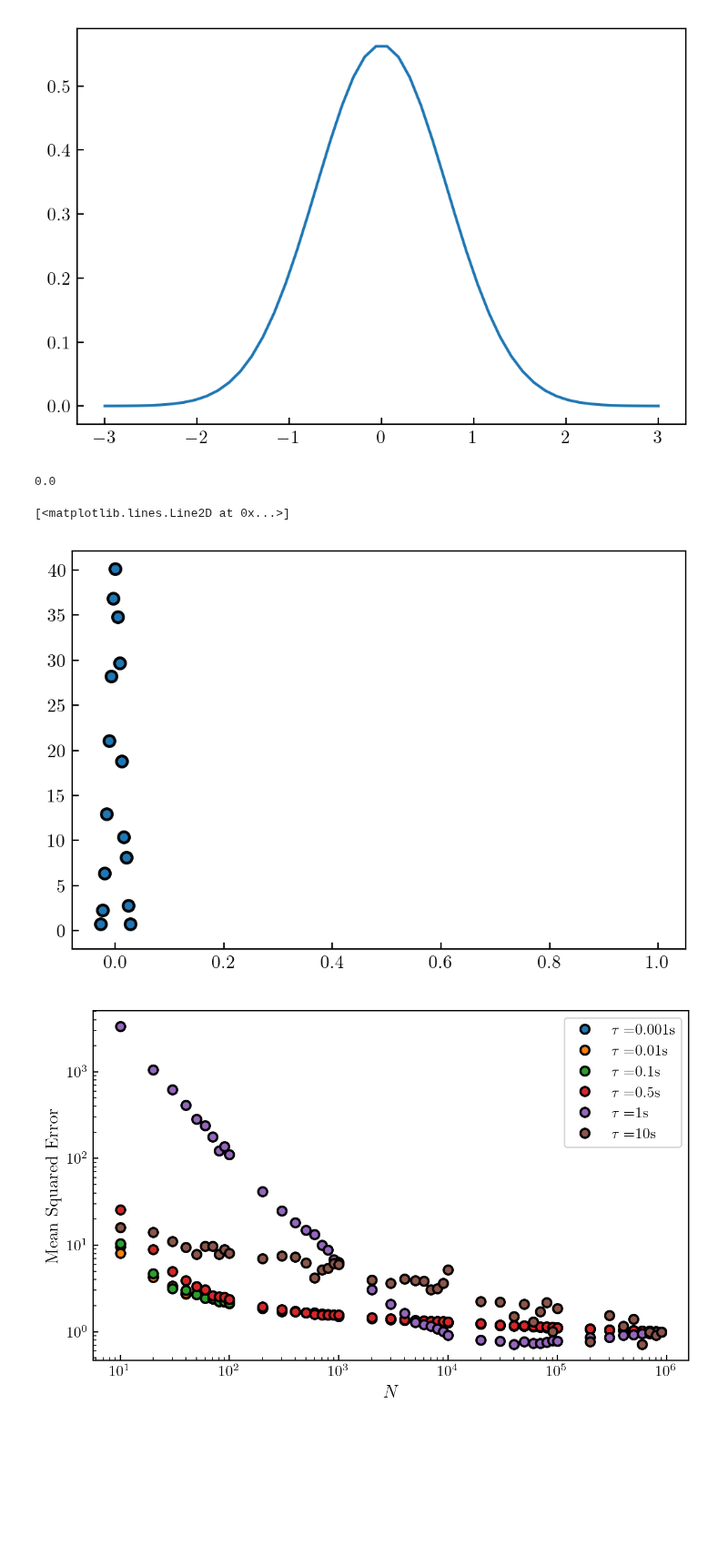
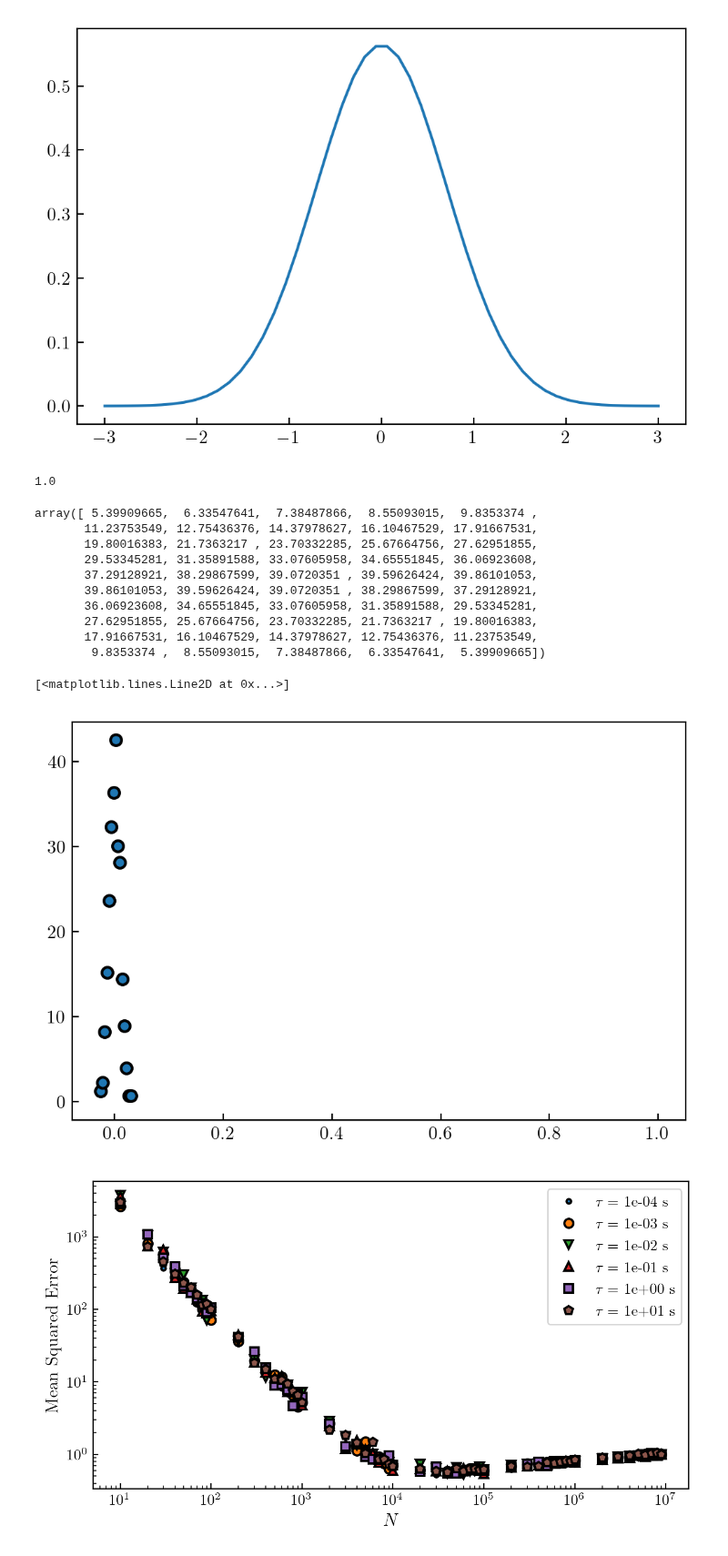
Before and after one commit to eXpensia/Confined-Brownian-Motion, a Jupyter notebook: 02_body/chapter1/image/noise_simulation/Untitled.ipynb, the cells around one changed output. Shown at 91% size. Saved outputs shown, nothing was run; the diff lists cells and outputs as text; code cells hidden in the pictures; blank space fills up the shorter version.

```diff
--- a/02_body/chapter1/image/noise_simulation/Untitled.ipynb
+++ b/02_body/chapter1/image/noise_simulation/Untitled.ipynb
@@ -30,12 +30,25 @@ plt.plot(x, gaussian(x,0 , np.sqrt(tau)))
 [<matplotlib.lines.Line2D at 0x...>]
 [figure]
 # %%
-x = np.linspace(1, 1)
+x = np.linspace(-0.2, 0.2, 10000 )
 
 tau = 0.0001
 np.trapz(gaussian(x,0 , np.sqrt(tau)),x)
 # %% [output]
-0.0
+1.0
+# %%
+gaussian(x,0 , np.sqrt(tau))
+# %% [output]
+array([ 5.39909665,  6.33547641,  7.38487866,  8.55093015,  9.8353374 ,
+       11.23753549, 12.75436376, 14.37978627, 16.10467529, 17.91667531,
+       19.80016383, 21.7363217 , 23.70332285, 25.67664756, 27.62951855,
+       29.53345281, 31.35891588, 33.07605958, 34.65551845, 36.06923608,
+       37.29128921, 38.29867599, 39.0720351 , 39.59626424, 39.86101053,
+       39.86101053, 39.59626424, 39.0720351 , 38.29867599, 37.29128921,
+       36.06923608, 34.65551845, 33.07605958, 31.35891588, 29.53345281,
+       27.62951855, 25.67664756, 23.70332285, 21.7363217 , 19.80016383,
+       17.91667531, 16.10467529, 14.37978627, 12.75436376, 11.23753549,
+        9.8353374 ,  8.55093015,  7.38487866,  6.33547641,  5.39909665])
 # %%
  rdm = np.random.normal(0,np.sqrt(tau), 1000)
 # %%
@@ -50,6 +63,6 @@ plt.plot(X,Y, "o")
 plt.plot(x, gaussian(x,0 , np.sqrt(tau)))
 # %% [output]
 [<matplotlib.lines.Line2D at 0x...>]
-[figure, old version]
+[figure, new version]
 # %%
-Ns = [*np.arange(10,100,10),*np.arange(100,1000,100), *np.arange(1000,10000,1000),*np.arange(10000,100000,10000), *np.arange(100000,1000000,100000)]
+Ns = [*np.arange(10,100,10),*np.arange(100,1000,100), *np.arange(1000,10000,1000),*np.arange(10000,100000,10000), *np.arange(100000,1000000,100000), *np.arange(1000000,10000000,1000000)]
@@ -56,19 +71,20 @@ Ns = [*np.arange(10,100,10),*np.arange(100,1000,100), *np.arange(1000,10000,1000
 # %%
-plt.figure(figsize=( cm2inch(16),cm2inch(10)))
-taus = [0.001,0.01, 0.1,0.5, 1, 10]
-for tau in taus:
+plt.figure(figsize=( cm2inch(16),cm2inch(9)))
+taus = [0.0001, 0.001,0.01, 0.1, 1, 10]
+sym = [".", "o", "v", "^", "s", "p"]
+for j, tau in enumerate(taus):
     errs = np.zeros(len(Ns))
-    for _ in trange(100):
+    for _ in trange(20):
         for n,i in enumerate(Ns):
             rdm = np.random.normal(0,np.sqrt(tau), i)
             X,Y = hist(rdm, 10)
-            errs[n] += np.mean((Y - gaussian(X, 0, 1/np.sqrt(tau))) ** 2)
+            errs[n] += np.mean((Y - gaussian(X, 0, np.sqrt(tau))) ** 2)
     errs = errs / 10
-    plt.loglog(Ns, errs / errs[-1], "o",label = "$\\tau = $" + str(tau) + "s")
+    plt.loglog(Ns, errs / errs[-1], sym[j] ,label = "$\\tau = $ {:.0e} s".format(tau))
 plt.ylabel("Mean Squared Error")
 plt.xlabel("$N$")
 plt.legend()
 plt.tight_layout()
-plt.savefig("MSE.svg")
+plt.savefig("MSE.pdf")
 # %% [output]
-[figure, old version]
+[figure, new version]
```
Also changed, not shown: parts of 14 cells of this notebook, 8 other files.
